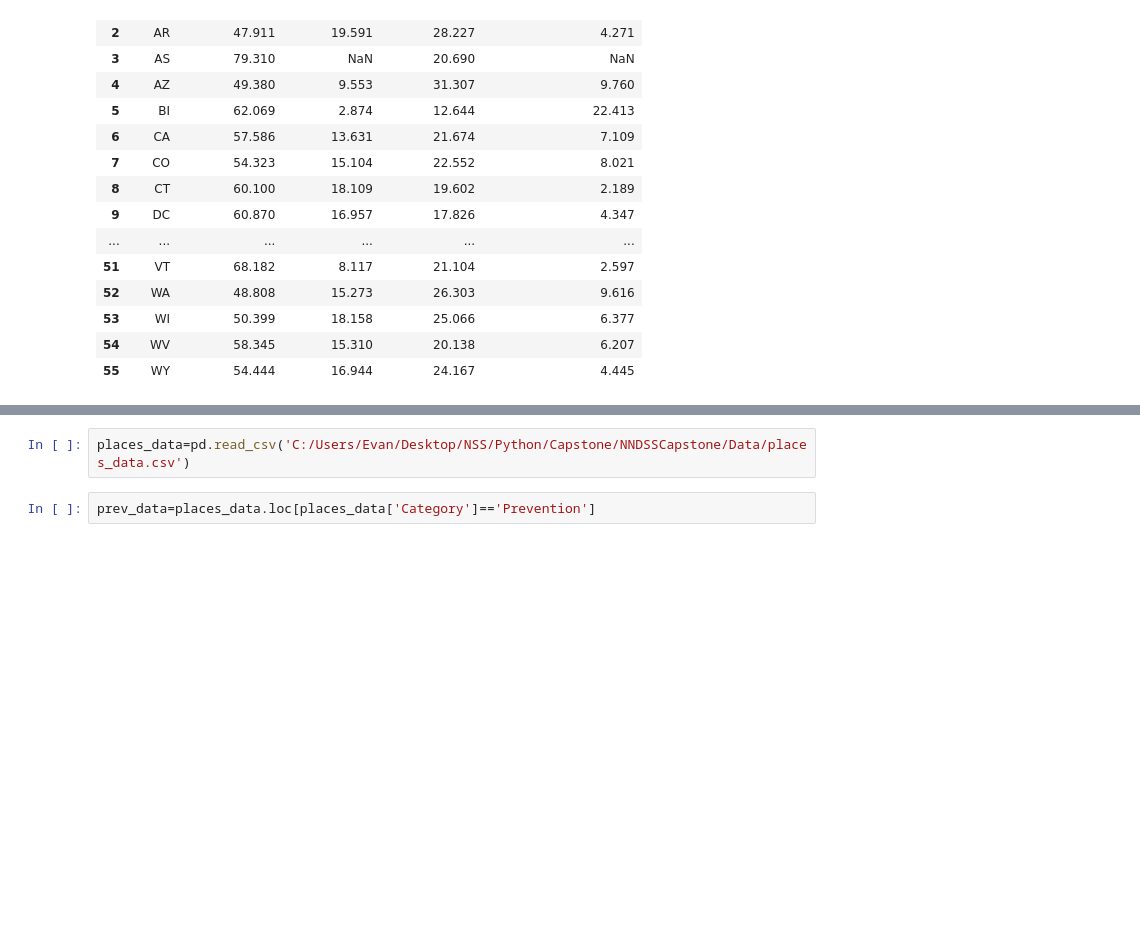
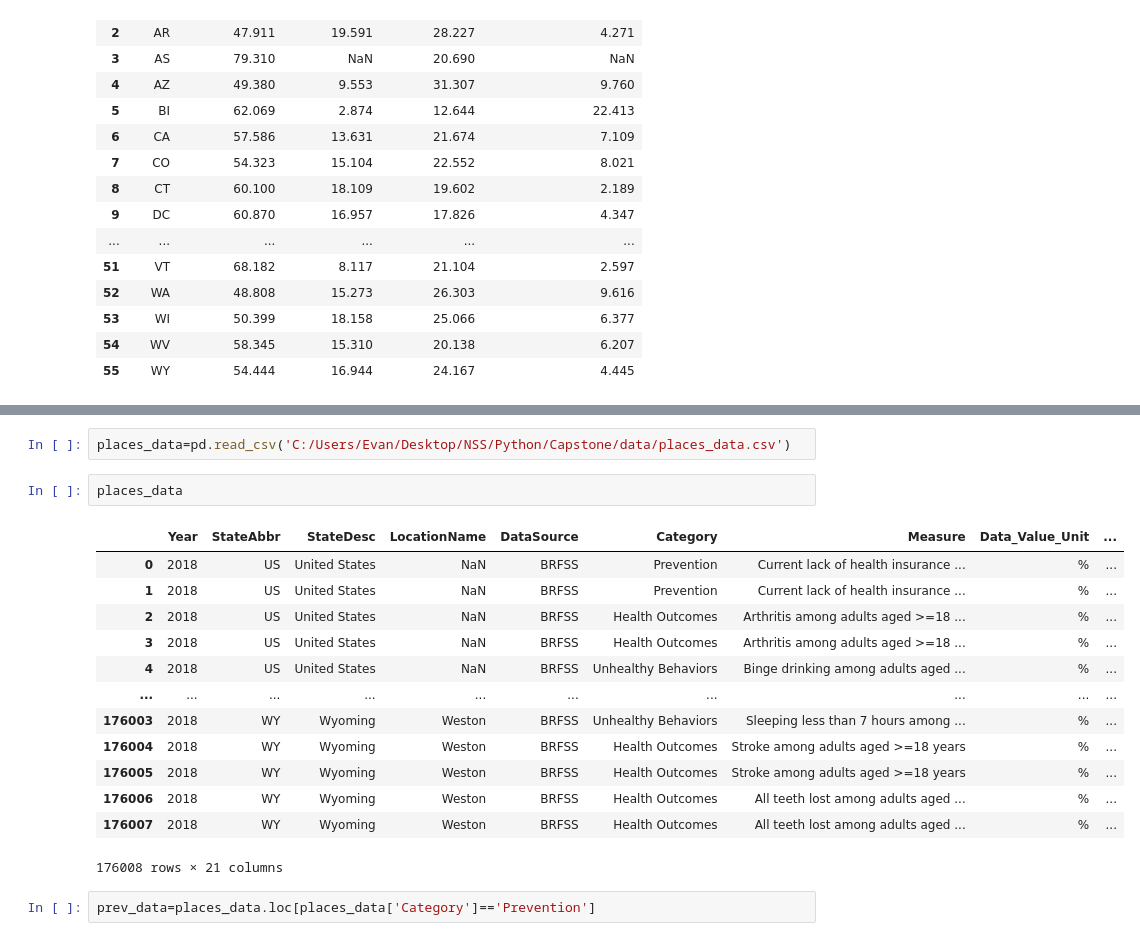
Before and after one commit to evan-dallas01/Capstone01, a Jupyter notebook: Capstone API data.ipynb, the cells around one changed output, grey strips where cells are left out. Cells and saved outputs as stored; diff of their text form; blank space fills up the shorter version.

Commit message:
data prepped

```diff
--- a/Capstone API data.ipynb
+++ b/Capstone API data.ipynb
@@ -420,5 +499,21 @@ tn_scores
 # %%
-places_data=pd.read_csv('C:/Users/Evan/Desktop/NSS/Python/Capstone/NNDSSCapstone/Data/places_data.csv')
+places_data=pd.read_csv('C:/Users/Evan/Desktop/NSS/Python/Capstone/data/places_data.csv')
+# %%
+places_data
+# %% [output]
+|  | Year | StateAbbr | StateDesc | LocationName | DataSource | Category | Measure | Data_Value_Unit | ... |
+| 0 | 2018 | US | United States | NaN | BRFSS | Prevention | Current lack of health insurance ... | % | ... |
+| 1 | 2018 | US | United States | NaN | BRFSS | Prevention | Current lack of health insurance ... | % | ... |
+| 2 | 2018 | US | United States | NaN | BRFSS | Health Outcomes | Arthritis among adults aged >=18 ... | % | ... |
+| 3 | 2018 | US | United States | NaN | BRFSS | Health Outcomes | Arthritis among adults aged >=18 ... | % | ... |
+| 4 | 2018 | US | United States | NaN | BRFSS | Unhealthy Behaviors | Binge drinking among adults aged ... | % | ... |
+| ... | ... | ... | ... | ... | ... | ... | ... | ... | ... |
+| 176003 | 2018 | WY | Wyoming | Weston | BRFSS | Unhealthy Behaviors | Sleeping less than 7 hours among ... | % | ... |
+| 176004 | 2018 | WY | Wyoming | Weston | BRFSS | Health Outcomes | Stroke among adults aged >=18 years | % | ... |
+| 176005 | 2018 | WY | Wyoming | Weston | BRFSS | Health Outcomes | Stroke among adults aged >=18 years | % | ... |
+| 176006 | 2018 | WY | Wyoming | Weston | BRFSS | Health Outcomes | All teeth lost among adults aged ... | % | ... |
+| 176007 | 2018 | WY | Wyoming | Weston | BRFSS | Health Outcomes | All teeth lost among adults aged ... | % | ... |
+176008 rows × 21 columns
 # %%
 prev_data=places_data.loc[places_data['Category']=='Prevention']
 # %%
```
Also changed, not shown: parts of 67 cells of this notebook.
